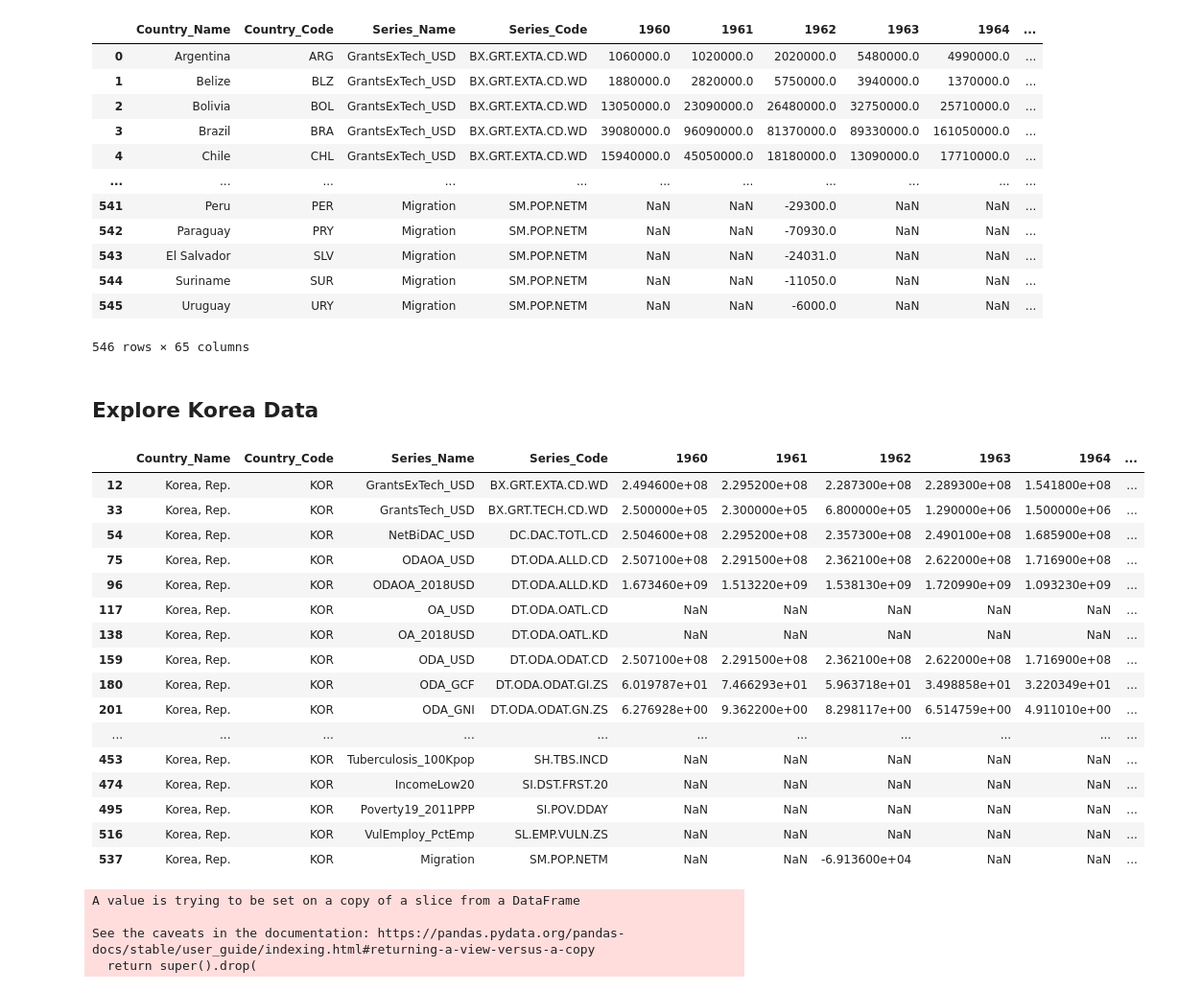
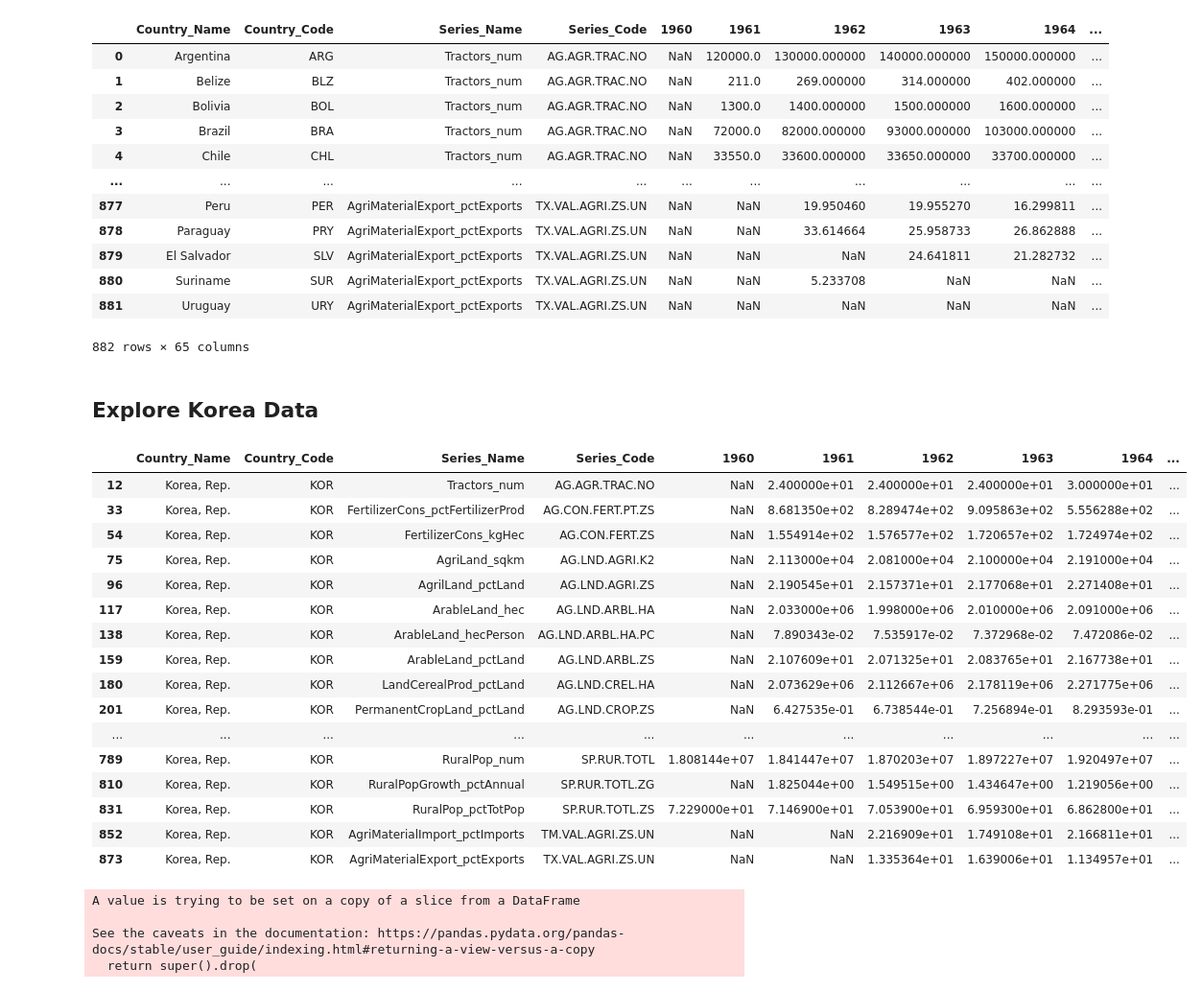
Before and after one commit to DSKUS-Foreign-Aid/Foreign_Aid, a Jupyter notebook: [EDA]agriculture data.ipynb, the cells around one changed output. Shown: that part at 96% size. Cells and saved outputs as stored; diff of their text form; code cells hidden in the pictures.

```diff
--- a/[EDA]agriculture data.ipynb
+++ b/[EDA]agriculture data.ipynb
@@ -38,7 +28 @@ valid_code = [
-# %%
-list_of_df = []
-for code in valid_code:
-    tmp_df = agr[agr['Series_Code']==code]
-    list_of_df.append(tmp_df)
-agr_df = pd.concat(list_of_df,ignore_index=True)
 # %%
@@ -75,0 +52,4 @@ New_Series_Info
+# %%
+## rename manually in Excel
+New_Series_Info = pd.read_csv('./agriculture_series_new.csv')
+New_Series_Info
@@ -76,47 +74,47 @@ New_Series_Info
 # %%
 ## apply new name to Series in dataframe
-for code, newName in zip(New_Series_Info['Series Code'], New_Series_Info['New Name']):
-    agr_df.loc[agr_df.Series_Code == code, 'Series_Name'] = newName
+for code, newName in zip(New_Series_Info['Series Code'], New_Series_Info['New Series Name']):
+    agr.loc[agr.Series_Code == code, 'Series_Name'] = newName
 # %%
-agr_df
-#agr_df.to_csv('./agriculture_cleaned.csv', index=False)
+agr
+#agr.to_csv('./agriculture_cleaned.csv', index=False)
 # %% [output]
 |  | Country_Name | Country_Code | Series_Name | Series_Code | 1960 | 1961 | 1962 | 1963 | 1964 | ... |
-| 0 | Argentina | ARG | GrantsExTech_USD | BX.GRT.EXTA.CD.WD | 1060000.0 | 1020000.0 | 2020000.0 | 5480000.0 | 4990000.0 | ... |
-| 1 | Belize | BLZ | GrantsExTech_USD | BX.GRT.EXTA.CD.WD | 1880000.0 | 2820000.0 | 5750000.0 | 3940000.0 | 1370000.0 | ... |
-| 2 | Bolivia | BOL | GrantsExTech_USD | BX.GRT.EXTA.CD.WD | 13050000.0 | 23090000.0 | 26480000.0 | 32750000.0 | 25710000.0 | ... |
-| 3 | Brazil | BRA | GrantsExTech_USD | BX.GRT.EXTA.CD.WD | 39080000.0 | 96090000.0 | 81370000.0 | 89330000.0 | 161050000.0 | ... |
-| 4 | Chile | CHL | GrantsExTech_USD | BX.GRT.EXTA.CD.WD | 15940000.0 | 45050000.0 | 18180000.0 | 13090000.0 | 17710000.0 | ... |
+| 0 | Argentina | ARG | Tractors_num | AG.AGR.TRAC.NO | NaN | 120000.0 | 130000.000000 | 140000.000000 | 150000.000000 | ... |
+| 1 | Belize | BLZ | Tractors_num | AG.AGR.TRAC.NO | NaN | 211.0 | 269.000000 | 314.000000 | 402.000000 | ... |
+| 2 | Bolivia | BOL | Tractors_num | AG.AGR.TRAC.NO | NaN | 1300.0 | 1400.000000 | 1500.000000 | 1600.000000 | ... |
+| 3 | Brazil | BRA | Tractors_num | AG.AGR.TRAC.NO | NaN | 72000.0 | 82000.000000 | 93000.000000 | 103000.000000 | ... |
+| 4 | Chile | CHL | Tractors_num | AG.AGR.TRAC.NO | NaN | 33550.0 | 33600.000000 | 33650.000000 | 33700.000000 | ... |
 | ... | ... | ... | ... | ... | ... | ... | ... | ... | ... | ... |
-| 541 | Peru | PER | Migration | SM.POP.NETM | NaN | NaN | -29300.0 | NaN | NaN | ... |
-| 542 | Paraguay | PRY | Migration | SM.POP.NETM | NaN | NaN | -70930.0 | NaN | NaN | ... |
-| 543 | El Salvador | SLV | Migration | SM.POP.NETM | NaN | NaN | -24031.0 | NaN | NaN | ... |
-| 544 | Suriname | SUR | Migration | SM.POP.NETM | NaN | NaN | -11050.0 | NaN | NaN | ... |
-| 545 | Uruguay | URY | Migration | SM.POP.NETM | NaN | NaN | -6000.0 | NaN | NaN | ... |
+| 877 | Peru | PER | AgriMaterialExport_pctExports | TX.VAL.AGRI.ZS.UN | NaN | NaN | 19.950460 | 19.955270 | 16.299811 | ... |
+| 878 | Paraguay | PRY | AgriMaterialExport_pctExports | TX.VAL.AGRI.ZS.UN | NaN | NaN | 33.614664 | 25.958733 | 26.862888 | ... |
+| 879 | El Salvador | SLV | AgriMaterialExport_pctExports | TX.VAL.AGRI.ZS.UN | NaN | NaN | NaN | 24.641811 | 21.282732 | ... |
+| 880 | Suriname | SUR | AgriMaterialExport_pctExports | TX.VAL.AGRI.ZS.UN | NaN | NaN | 5.233708 | NaN | NaN | ... |
+| 881 | Uruguay | URY | AgriMaterialExport_pctExports | TX.VAL.AGRI.ZS.UN | NaN | NaN | NaN | NaN | NaN | ... |
-546 rows × 65 columns
+882 rows × 65 columns
 # %% [markdown]
 ## Explore Korea Data
 # %%
-korea_data = agr_df.loc[agr_df['Country_Code']=="KOR"]
+korea_data = agr.loc[agr['Country_Code']=="KOR"]
 korea_data
 # %% [output]
 |  | Country_Name | Country_Code | Series_Name | Series_Code | 1960 | 1961 | 1962 | 1963 | 1964 | ... |
-| 12 | Korea, Rep. | KOR | GrantsExTech_USD | BX.GRT.EXTA.CD.WD | 2.494600e+08 | 2.295200e+08 | 2.287300e+08 | 2.289300e+08 | 1.541800e+08 | ... |
-| 33 | Korea, Rep. | KOR | GrantsTech_USD | BX.GRT.TECH.CD.WD | 2.500000e+05 | 2.300000e+05 | 6.800000e+05 | 1.290000e+06 | 1.500000e+06 | ... |
-| 54 | Korea, Rep. | KOR | NetBiDAC_USD | DC.DAC.TOTL.CD | 2.504600e+08 | 2.295200e+08 | 2.357300e+08 | 2.490100e+08 | 1.685900e+08 | ... |
-| 75 | Korea, Rep. | KOR | ODAOA_USD | DT.ODA.ALLD.CD | 2.507100e+08 | 2.291500e+08 | 2.362100e+08 | 2.622000e+08 | 1.716900e+08 | ... |
-| 96 | Korea, Rep. | KOR | ODAOA_2018USD | DT.ODA.ALLD.KD | 1.673460e+09 | 1.513220e+09 | 1.538130e+09 | 1.720990e+09 | 1.093230e+09 | ... |
-| 117 | Korea, Rep. | KOR | OA_USD | DT.ODA.OATL.CD | NaN | NaN | NaN | NaN | NaN | ... |
-| 138 | Korea, Rep. | KOR | OA_2018USD | DT.ODA.OATL.KD | NaN | NaN | NaN | NaN | NaN | ... |
-| 159 | Korea, Rep. | KOR | ODA_USD | DT.ODA.ODAT.CD | 2.507100e+08 | 2.291500e+08 | 2.362100e+08 | 2.622000e+08 | 1.716900e+08 | ... |
-| 180 | Korea, Rep. | KOR | ODA_GCF | DT.ODA.ODAT.GI.ZS | 6.019787e+01 | 7.466293e+01 | 5.963718e+01 | 3.498858e+01 | 3.220349e+01 | ... |
-| 201 | Korea, Rep. | KOR | ODA_GNI | DT.ODA.ODAT.GN.ZS | 6.276928e+00 | 9.362200e+00 | 8.298117e+00 | 6.514759e+00 | 4.911010e+00 | ... |
+| 12 | Korea, Rep. | KOR | Tractors_num | AG.AGR.TRAC.NO | NaN | 2.400000e+01 | 2.400000e+01 | 2.400000e+01 | 3.000000e+01 | ... |
+| 33 | Korea, Rep. | KOR | FertilizerCons_pctFertilizerProd | AG.CON.FERT.PT.ZS | NaN | 8.681350e+02 | 8.289474e+02 | 9.095863e+02 | 5.556288e+02 | ... |
+| 54 | Korea, Rep. | KOR | FertilizerCons_kgHec | AG.CON.FERT.ZS | NaN | 1.554914e+02 | 1.576577e+02 | 1.720657e+02 | 1.724974e+02 | ... |
+| 75 | Korea, Rep. | KOR | AgriLand_sqkm | AG.LND.AGRI.K2 | NaN | 2.113000e+04 | 2.081000e+04 | 2.100000e+04 | 2.191000e+04 | ... |
+| 96 | Korea, Rep. | KOR | AgrilLand_pctLand | AG.LND.AGRI.ZS | NaN | 2.190545e+01 | 2.157371e+01 | 2.177068e+01 | 2.271408e+01 | ... |
+| 117 | Korea, Rep. | KOR | ArableLand_hec | AG.LND.ARBL.HA | NaN | 2.033000e+06 | 1.998000e+06 | 2.010000e+06 | 2.091000e+06 | ... |
+| 138 | Korea, Rep. | KOR | ArableLand_hecPerson | AG.LND.ARBL.HA.PC | NaN | 7.890343e-02 | 7.535917e-02 | 7.372968e-02 | 7.472086e-02 | ... |
+| 159 | Korea, Rep. | KOR | ArableLand_pctLand | AG.LND.ARBL.ZS | NaN | 2.107609e+01 | 2.071325e+01 | 2.083765e+01 | 2.167738e+01 | ... |
+| 180 | Korea, Rep. | KOR | LandCerealProd_pctLand | AG.LND.CREL.HA | NaN | 2.073629e+06 | 2.112667e+06 | 2.178119e+06 | 2.271775e+06 | ... |
+| 201 | Korea, Rep. | KOR | PermanentCropLand_pctLand | AG.LND.CROP.ZS | NaN | 6.427535e-01 | 6.738544e-01 | 7.256894e-01 | 8.293593e-01 | ... |
 | ... | ... | ... | ... | ... | ... | ... | ... | ... | ... | ... |
-| 453 | Korea, Rep. | KOR | Tuberculosis_100Kpop | SH.TBS.INCD | NaN | NaN | NaN | NaN | NaN | ... |
-| 474 | Korea, Rep. | KOR | IncomeLow20 | SI.DST.FRST.20 | NaN | NaN | NaN | NaN | NaN | ... |
-| 495 | Korea, Rep. | KOR | Poverty19_2011PPP | SI.POV.DDAY | NaN | NaN | NaN | NaN | NaN | ... |
-| 516 | Korea, Rep. | KOR | VulEmploy_PctEmp | SL.EMP.VULN.ZS | NaN | NaN | NaN | NaN | NaN | ... |
-| 537 | Korea, Rep. | KOR | Migration | SM.POP.NETM | NaN | NaN | -6.913600e+04 | NaN | NaN | ... |
+| 789 | Korea, Rep. | KOR | RuralPop_num | SP.RUR.TOTL | 1.808144e+07 | 1.841447e+07 | 1.870203e+07 | 1.897227e+07 | 1.920497e+07 | ... |
+| 810 | Korea, Rep. | KOR | RuralPopGrowth_pctAnnual | SP.RUR.TOTL.ZG | NaN | 1.825044e+00 | 1.549515e+00 | 1.434647e+00 | 1.219056e+00 | ... |
+| 831 | Korea, Rep. | KOR | RuralPop_pctTotPop | SP.RUR.TOTL.ZS | 7.229000e+01 | 7.146900e+01 | 7.053900e+01 | 6.959300e+01 | 6.862800e+01 | ... |
+| 852 | Korea, Rep. | KOR | AgriMaterialImport_pctImports | TM.VAL.AGRI.ZS.UN | NaN | NaN | 2.216909e+01 | 1.749108e+01 | 2.166811e+01 | ... |
+| 873 | Korea, Rep. | KOR | AgriMaterialExport_pctExports | TX.VAL.AGRI.ZS.UN | NaN | NaN | 1.335364e+01 | 1.639006e+01 | 1.134957e+01 | ... |
 # %%
 # Drop non essential columns
 korea_data.drop(['Series_Code', 'Country_Code', 'Country_Name'], axis=1, inplace=True)
```
Also changed, not shown: parts of 10 cells of this notebook, 2 other files.
